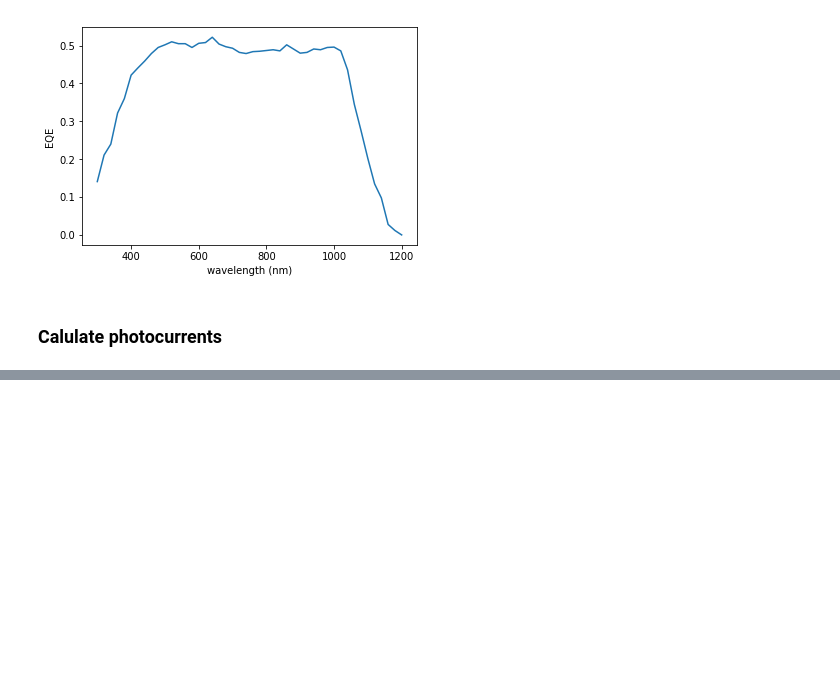
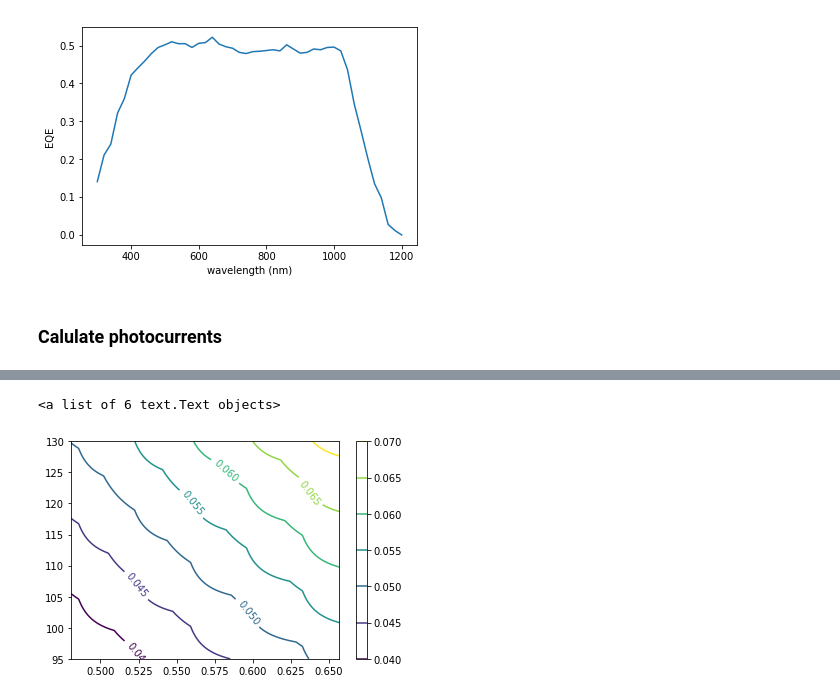
Before and after one commit to kanhua/pypvcell, a Jupyter notebook: examples/ms_silicon/st2_silicon.ipynb, the cells around one changed output, grey strips where cells are left out. Cells and saved outputs as stored; diff of their text form; code cells hidden in the pictures; blank space fills up the shorter version.

```diff
--- a/examples/ms_silicon/st2_silicon.ipynb
+++ b/examples/ms_silicon/st2_silicon.ipynb
@@ -39,0 +111,8 @@ jsc=calc_jsc(filtered_ill,eqe)
+# %%
+cs=plt.contour(voc_array,jsc_range,eta_array)
+plt.xscale("linear")
+plt.colorbar()
+plt.clabel(cs)
+# %% [output]
+<a list of 6 text.Text objects>
+[figure, added]
```
Also changed, not shown: parts of 13 cells of this notebook, 5 other files.
